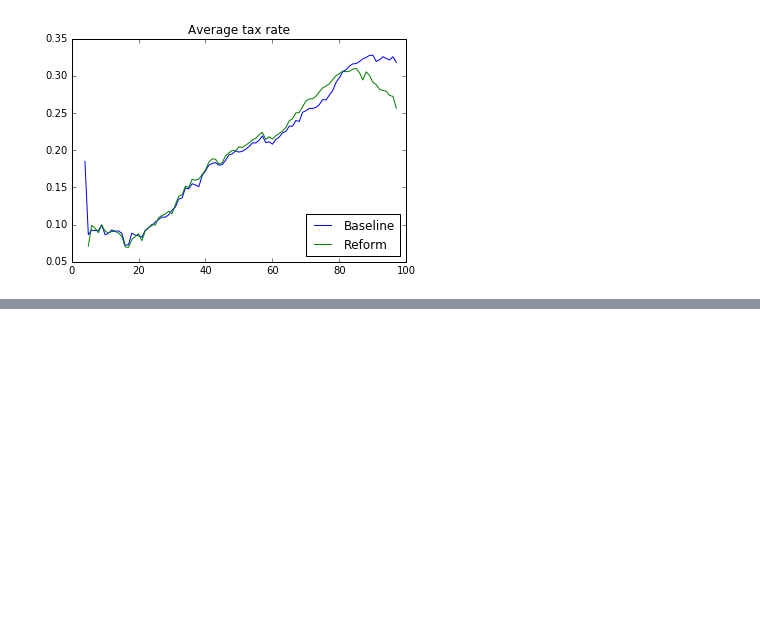
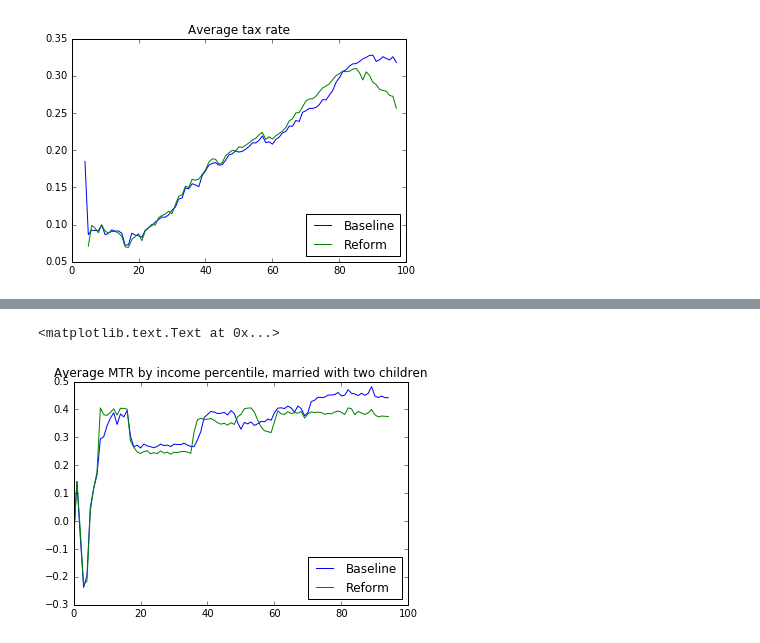
Before and after one commit to PSLmodels/Tax-Calculator, a Jupyter notebook: docs/notebooks/BetterWayReform.ipynb, the cells around one changed output, grey strips where cells are left out. Saved outputs shown, nothing was run; the diff lists cells and outputs as text; code cells hidden in the pictures; blank space fills up the shorter version.

```diff
--- a/docs/notebooks/BetterWayReform.ipynb
+++ b/docs/notebooks/BetterWayReform.ipynb
@@ -757,0 +946,6 @@ plot_evenly(calc_xx, calc_y1_beh, 'avgrate')
+# %%
+plot_evenly_mtr_family(calc_xx, calc_y1_beh, 'm2k')
+plt.title('Average MTR by income percentile, married with two children')
+# %% [output]
+<matplotlib.text.Text at 0x...>
+[figure, added]
```
Also changed, not shown: parts of 43 cells of this notebook.
